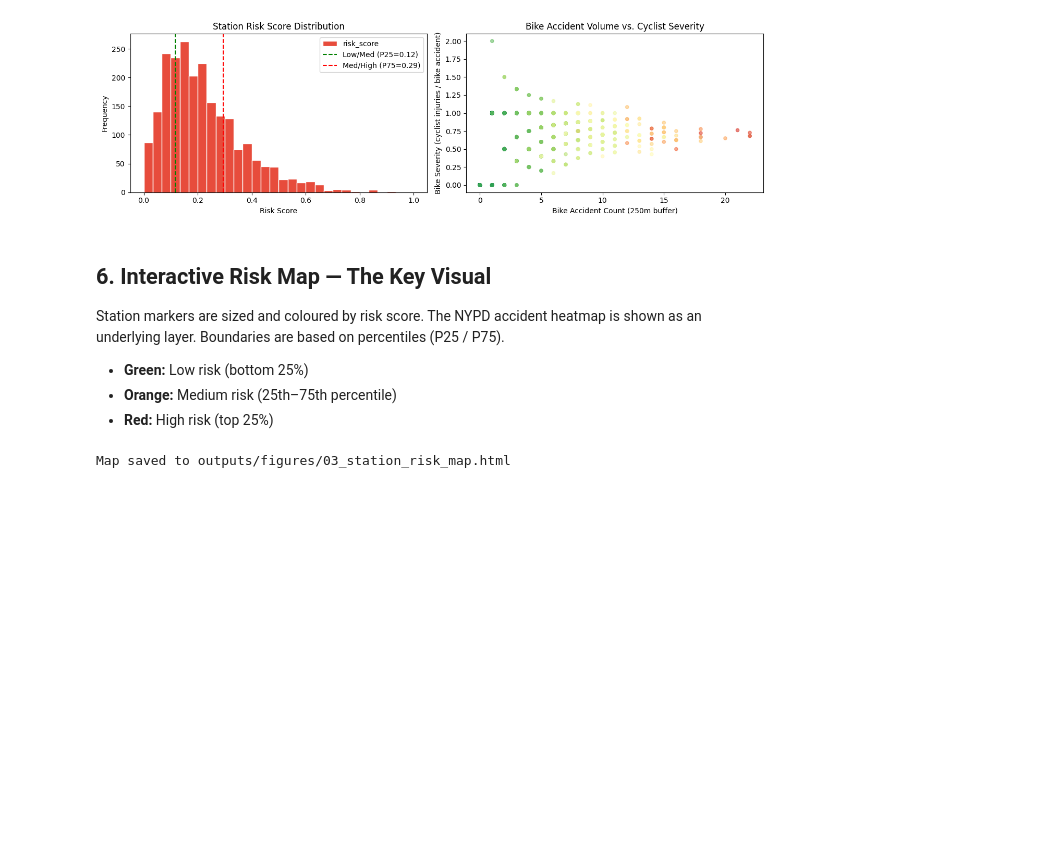
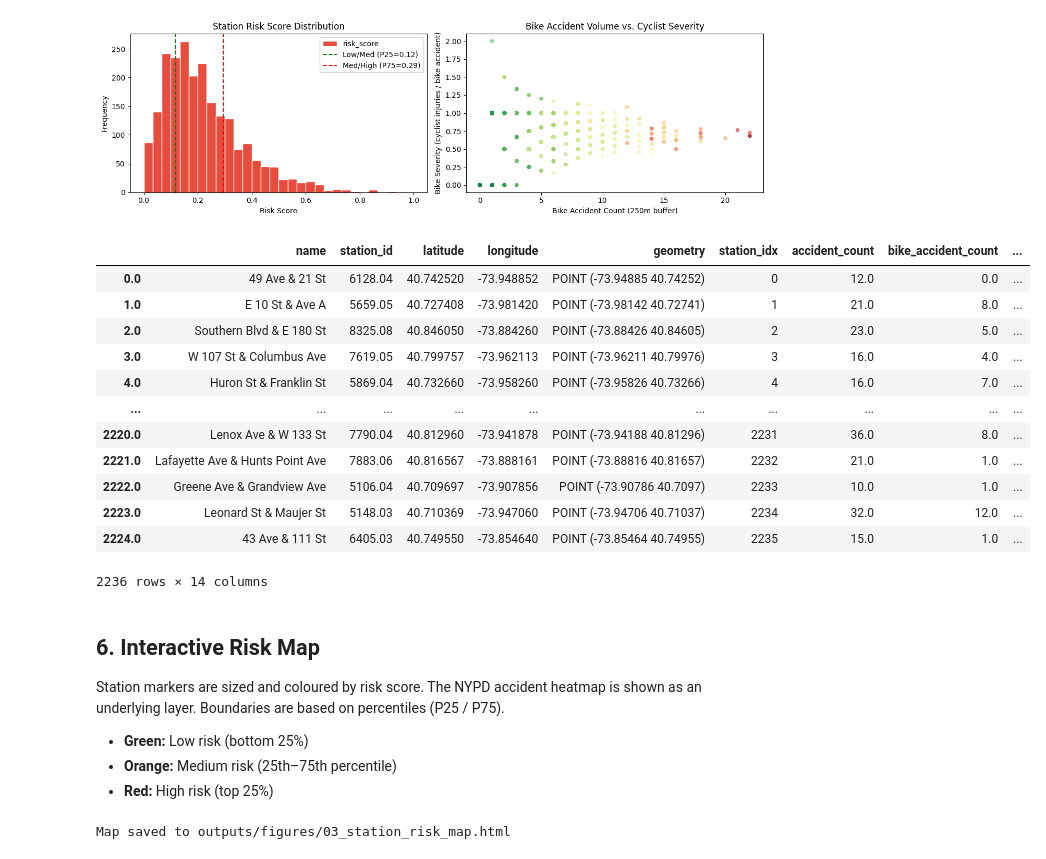
Before and after one commit to RobHal-DS/citibike-case, a Jupyter notebook: notebooks/03_spatial_analysis.ipynb, the cells around one changed output. Saved outputs shown, nothing was run; the diff lists cells and outputs as text; code cells hidden in the pictures; blank space fills up the shorter version.

```diff
--- a/notebooks/03_spatial_analysis.ipynb
+++ b/notebooks/03_spatial_analysis.ipynb
@@ -161,8 +161,24 @@ plt.savefig(FIG_DIR / '03_risk_distribution.png', dpi=150, bbox_inches='tight')
 plt.show()
 # %% [output]
 [figure]
+# %%
+station_risk
+# %% [output]
+|  | name | station_id | latitude | longitude | geometry | station_idx | accident_count | bike_accident_count | ... |
+| 0.0 | 49 Ave & 21 St | 6128.04 | 40.742520 | -73.948852 | POINT (-73.94885 40.74252) | 0 | 12.0 | 0.0 | ... |
+| 1.0 | E 10 St & Ave A | 5659.05 | 40.727408 | -73.981420 | POINT (-73.98142 40.72741) | 1 | 21.0 | 8.0 | ... |
+| 2.0 | Southern Blvd & E 180 St | 8325.08 | 40.846050 | -73.884260 | POINT (-73.88426 40.84605) | 2 | 23.0 | 5.0 | ... |
+| 3.0 | W 107 St & Columbus Ave | 7619.05 | 40.799757 | -73.962113 | POINT (-73.96211 40.79976) | 3 | 16.0 | 4.0 | ... |
+| 4.0 | Huron St & Franklin St | 5869.04 | 40.732660 | -73.958260 | POINT (-73.95826 40.73266) | 4 | 16.0 | 7.0 | ... |
+| ... | ... | ... | ... | ... | ... | ... | ... | ... | ... |
+| 2220.0 | Lenox Ave & W 133 St | 7790.04 | 40.812960 | -73.941878 | POINT (-73.94188 40.81296) | 2231 | 36.0 | 8.0 | ... |
+| 2221.0 | Lafayette Ave & Hunts Point Ave | 7883.06 | 40.816567 | -73.888161 | POINT (-73.88816 40.81657) | 2232 | 21.0 | 1.0 | ... |
+| 2222.0 | Greene Ave & Grandview Ave | 5106.04 | 40.709697 | -73.907856 | POINT (-73.90786 40.7097) | 2233 | 10.0 | 1.0 | ... |
+| 2223.0 | Leonard St & Maujer St | 5148.03 | 40.710369 | -73.947060 | POINT (-73.94706 40.71037) | 2234 | 32.0 | 12.0 | ... |
+| 2224.0 | 43 Ave & 111 St | 6405.03 | 40.749550 | -73.854640 | POINT (-73.85464 40.74955) | 2235 | 15.0 | 1.0 | ... |
+2236 rows × 14 columns
 # %% [markdown]
-## 6. Interactive Risk Map — The Key Visual
+## 6. Interactive Risk Map
 
 Station markers are sized and coloured by risk score. The NYPD accident heatmap is shown as an underlying layer. Boundaries are based on percentiles (P25 / P75).
 
```
Also changed, not shown: parts of 2 cells of this notebook, 13 other files.
